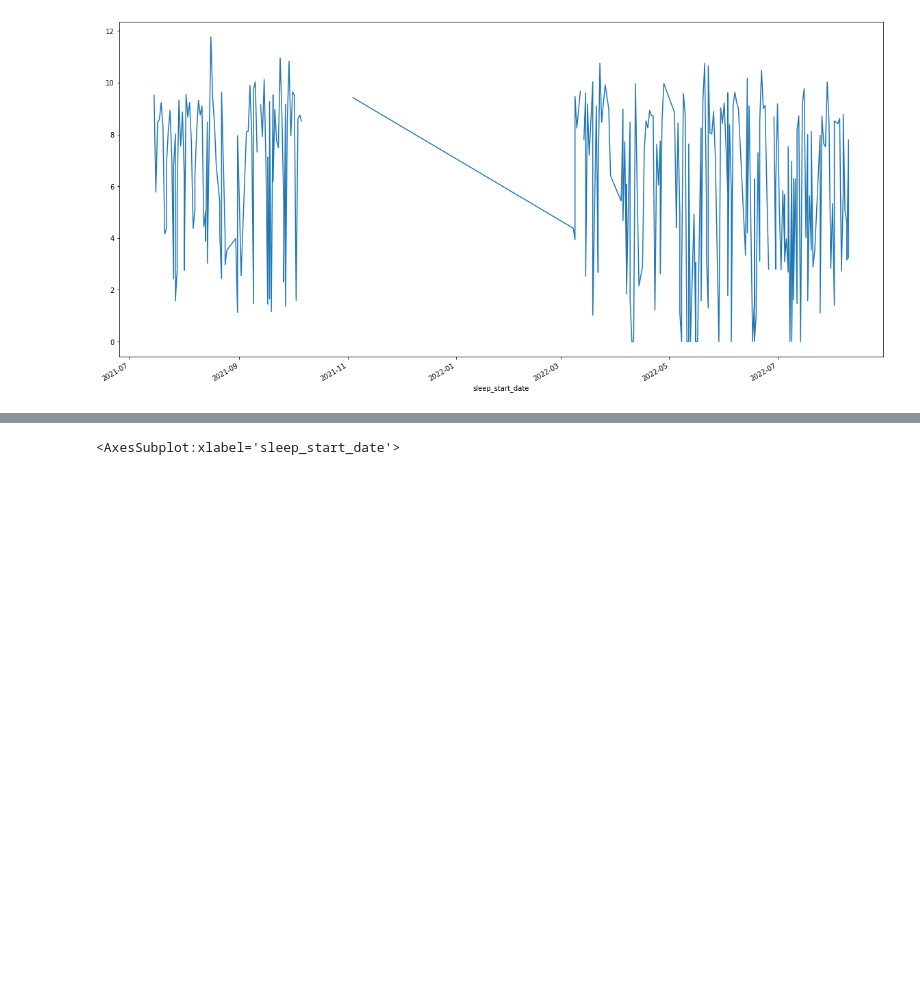
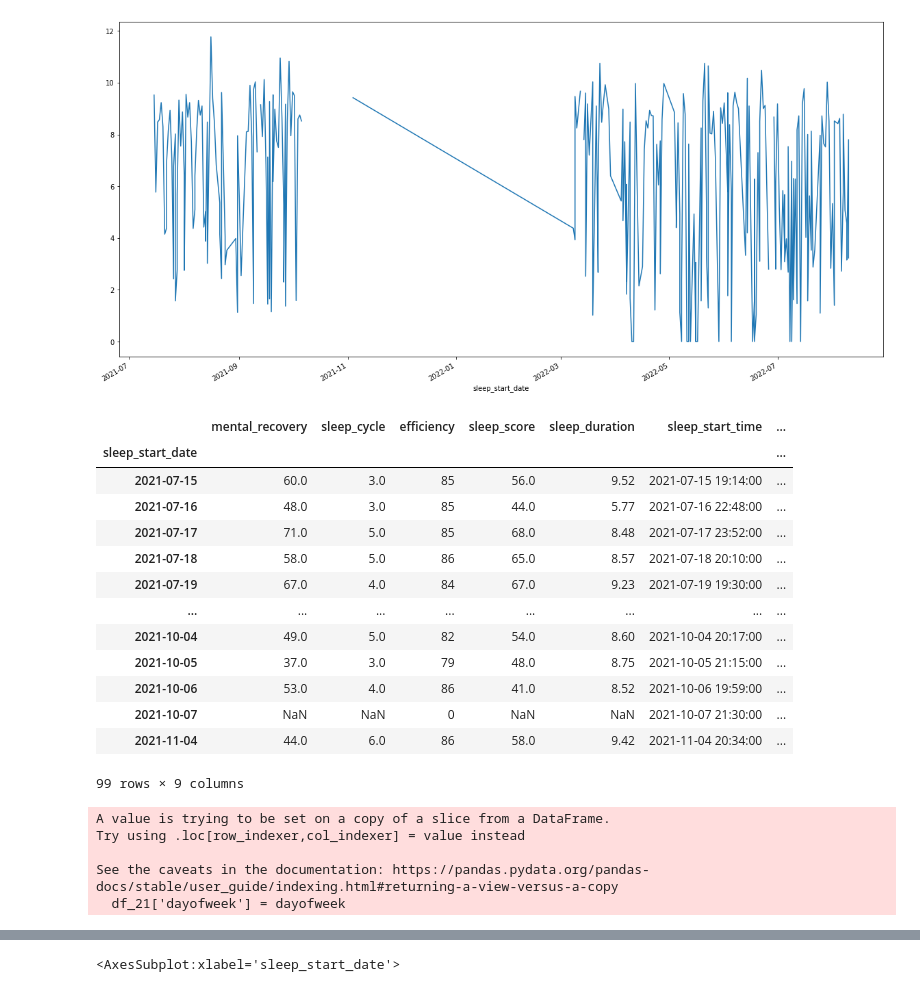
Before and after one commit to Brierley77/Sleep_Data_Analysis, a Jupyter notebook: Sleep Data Analysis .ipynb, the cells around one changed output, grey strips where cells are left out. Cells and saved outputs as stored; diff of their text form; code cells hidden in the pictures; blank space fills up the shorter version.

```diff
--- a/Sleep Data Analysis .ipynb
+++ b/Sleep Data Analysis .ipynb
@@ -260,0 +267,17 @@ sleep_ts.plot()
+# %%
+df_21
+# %% [output]
+|  | mental_recovery | sleep_cycle | efficiency | sleep_score | sleep_duration | sleep_start_time | ... |
+| sleep_start_date |  |  |  |  |  |  | ... |
+| 2021-07-15 | 60.0 | 3.0 | 85 | 56.0 | 9.52 | 2021-07-15 19:14:00 | ... |
+| 2021-07-16 | 48.0 | 3.0 | 85 | 44.0 | 5.77 | 2021-07-16 22:48:00 | ... |
+| 2021-07-17 | 71.0 | 5.0 | 85 | 68.0 | 8.48 | 2021-07-17 23:52:00 | ... |
+| 2021-07-18 | 58.0 | 5.0 | 86 | 65.0 | 8.57 | 2021-07-18 20:10:00 | ... |
+| 2021-07-19 | 67.0 | 4.0 | 84 | 67.0 | 9.23 | 2021-07-19 19:30:00 | ... |
+| ... | ... | ... | ... | ... | ... | ... | ... |
+| 2021-10-04 | 49.0 | 5.0 | 82 | 54.0 | 8.60 | 2021-10-04 20:17:00 | ... |
+| 2021-10-05 | 37.0 | 3.0 | 79 | 48.0 | 8.75 | 2021-10-05 21:15:00 | ... |
+| 2021-10-06 | 53.0 | 4.0 | 86 | 41.0 | 8.52 | 2021-10-06 19:59:00 | ... |
+| 2021-10-07 | NaN | NaN | 0 | NaN | NaN | 2021-10-07 21:30:00 | ... |
+| 2021-11-04 | 44.0 | 6.0 | 86 | 58.0 | 9.42 | 2021-11-04 20:34:00 | ... |
+99 rows × 9 columns
@@ -260,0 +292,8 @@ sleep_ts.plot()
+# %%
+df_21['dayofweek'] = dayofweek
+# %% [output]
+A value is trying to be set on a copy of a slice from a DataFrame.
+Try using .loc[row_indexer,col_indexer] = value instead
+
+See the caveats in the documentation: https://pandas.pydata.org/pandas-docs/stable/user_guide/indexing.html#returning-a-view-versus-a-copy
+  df_21['dayofweek'] = dayofweek
```
Also changed, not shown: parts of 12 cells of this notebook.
